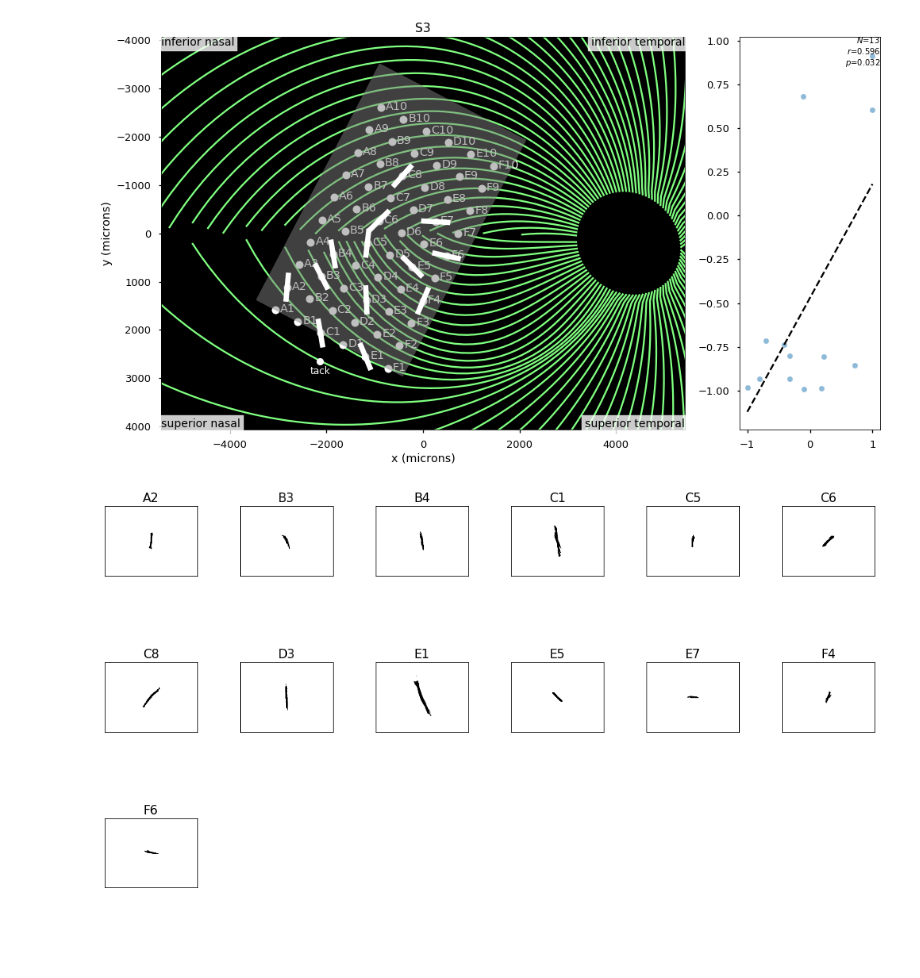
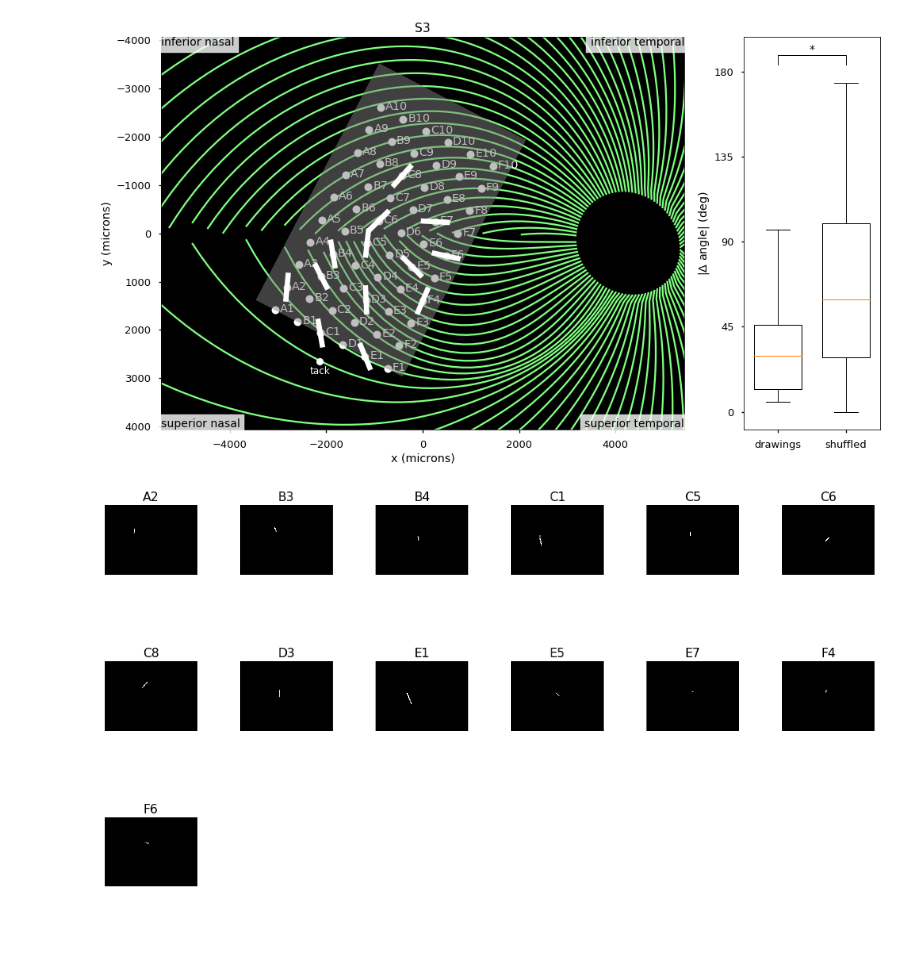
Before and after one commit to VisCog/ArgusShapes, a Jupyter notebook: examples/notebooks/fig4-axon-map.ipynb, the cells around one changed output. Saved outputs shown, nothing was run; the diff lists cells and outputs as text; code cells hidden in the pictures.

```diff
--- a/examples/notebooks/fig4-axon-map.ipynb
+++ b/examples/notebooks/fig4-axon-map.ipynb
@@ -125,9 +160,8 @@ for el, ax in zip(els, axes.ravel()):
     if row.empty:
         continue
     img = row.image[0]
-    img = argus_shapes.imgproc.center_phosphene(img)
-    img = argus_shapes.imgproc.scale_phosphene(img, scale)
-    ax.imshow(1 - img, cmap='gray')
+    ax.imshow(img, cmap='gray')
+    ax.axis('off')
     ax.set_xticks([])
     ax.set_yticks([])
     ax.set_title(el)
@@ -166,9 +200,8 @@ for el, ax in zip(els, axes.ravel()):
     if row.empty:
         continue
     img = row.image[0]
-    img = argus_shapes.imgproc.center_phosphene(img)
-    img = argus_shapes.imgproc.scale_phosphene(img, scale)
-    ax.imshow(1 - img, cmap='gray')
+    ax.imshow(img, cmap='gray')
+    ax.axis('off')
     ax.set_xticks([])
     ax.set_yticks([])
     ax.set_title(el)
@@ -184,36 +220,32 @@ ax1 = plt.subplot2grid((1, 4), (0, 0), colspan=3)
 plot_orientation(subject, y_mean[subject], subjectdata, ax1)
 
 ax2 = plt.subplot2grid((1, 4), (0, 3))
-orient_true = y_mean[subject]['orientation']
-orient_tangent = calc_subject_tangents(subject, y_mean, subjectdata)
-argus_shapes.viz.scatter_correlation(np.sin(2 * orient_true), np.sin(2 * orient_tangent), ax2)
-# argus_shapes.viz.scatter_correlation(orient_true, orient_tangent, ax2)
+plot_box(angles_true, angles_random, is_signif, ax2)
 
 fig.tight_layout()
 fig.savefig('%s-axons.eps' % subject)
 # %% [output]
-[figure, old version]
+[figure, new version]
 # %%
 yy = y_mean[subject]
 els = yy.electrode.unique()
 ncols = 6
 nrows = int(np.ceil(len(els) / ncols))
 fig, axes = plt.subplots(ncols=ncols, nrows=nrows, figsize=(14, 3 * nrows))
 for ax in axes.ravel():
     ax.axis('off')
 for el, ax in zip(els, axes.ravel()):
     ax.axis('on')
     row = yy[yy['electrode'] == el].reset_index()
     if row.empty:
         continue
     img = row.image[0]
-    img = argus_shapes.imgproc.center_phosphene(img)
-    img = argus_shapes.imgproc.scale_phosphene(img, scale)
-    ax.imshow(1 - img, cmap='gray')
+    ax.imshow(img, cmap='gray')
+    ax.axis('off')
     ax.set_xticks([])
     ax.set_yticks([])
     ax.set_title(el)
 fig.tight_layout()
 fig.savefig('%s-axons-drawings.eps' % subject)
 # %% [output]
-[figure, old version]
+[figure, new version]
```
Also changed, not shown: parts of 18 cells of this notebook.
